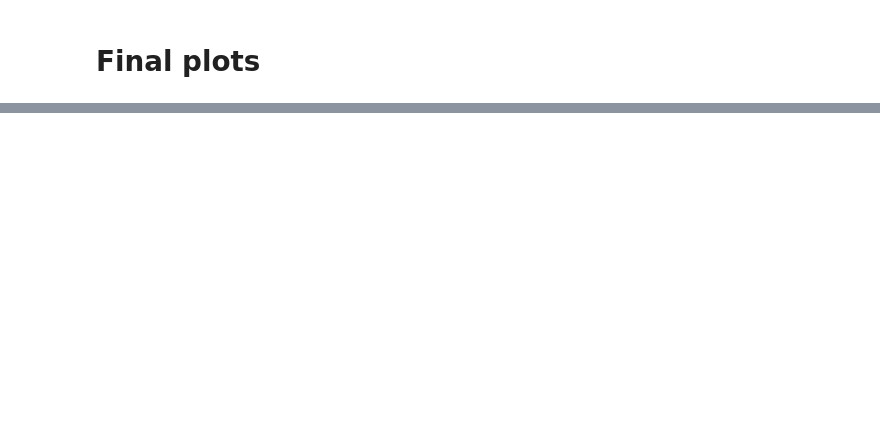
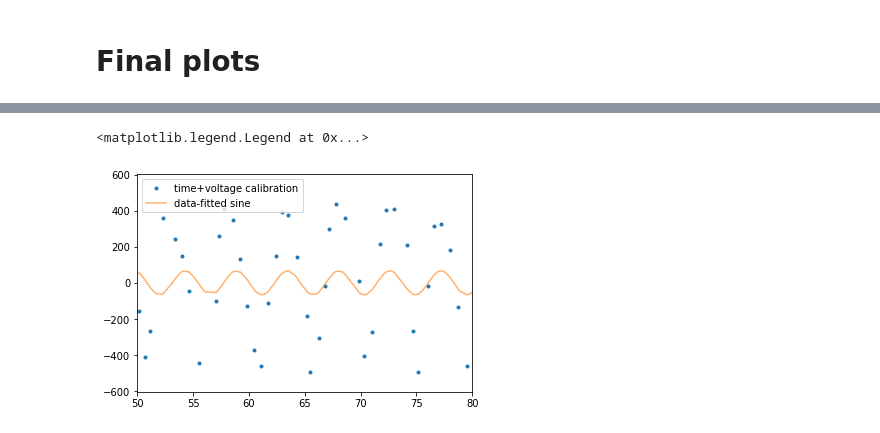
Before and after one commit to toej93/A4_calibration, a Jupyter notebook: SavedCalibData/debugger.ipynb, the cells around one changed output, grey strips where cells are left out. Drawn from its saved outputs; the diff is of its cells as text; code cells hidden in the pictures; blank space fills up the shorter version.

```diff
--- a/SavedCalibData/debugger.ipynb
+++ b/SavedCalibData/debugger.ipynb
@@ -106,0 +122,14 @@ len(voltage[0,:])
+# %%
+params = SineFit(time_final[1][1::2],voltage_2[1][1::2],0.218)
+# plt.plot(time_final[1],voltage_2[1])
+# plt.plot(time_final[1][1::2],SineFunc(time_final[1][1::2],params[0],params[1],params[2]),label='Fitted function')
+# plt.plot(time[2][1::2]-time[1][0],voltage[1][1::2])
+# plt.plot(time[1],voltage[1],".")
+# plt.plot(time_final[1]+time[1][0],voltage[1],"." ,label="time-only calibration")
+plt.plot(time_final[1][1::2]+time[1][0],voltage_2[1][1::2],".",label="time+voltage calibration")
+plt.plot(time_final[1]+time[1][0], SineFunc(time_final[1],params[0],params[1],params[2]),label='data-fitted sine', alpha=0.6)
+plt.xlim(50,80)
+plt.legend()
+# %% [output]
+<matplotlib.legend.Legend at 0x...>
+[figure, added]
```
Also changed, not shown: parts of 18 cells of this notebook, 48 other files.
